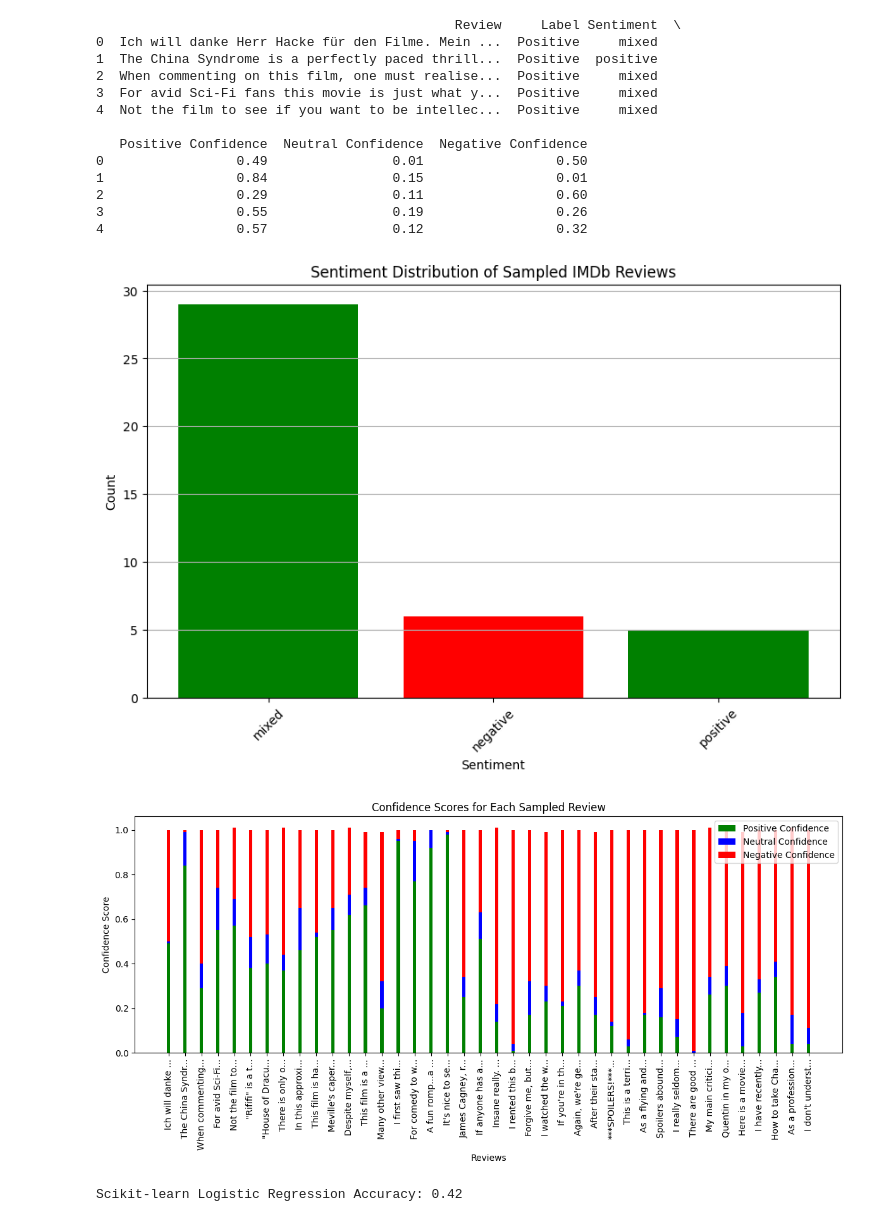
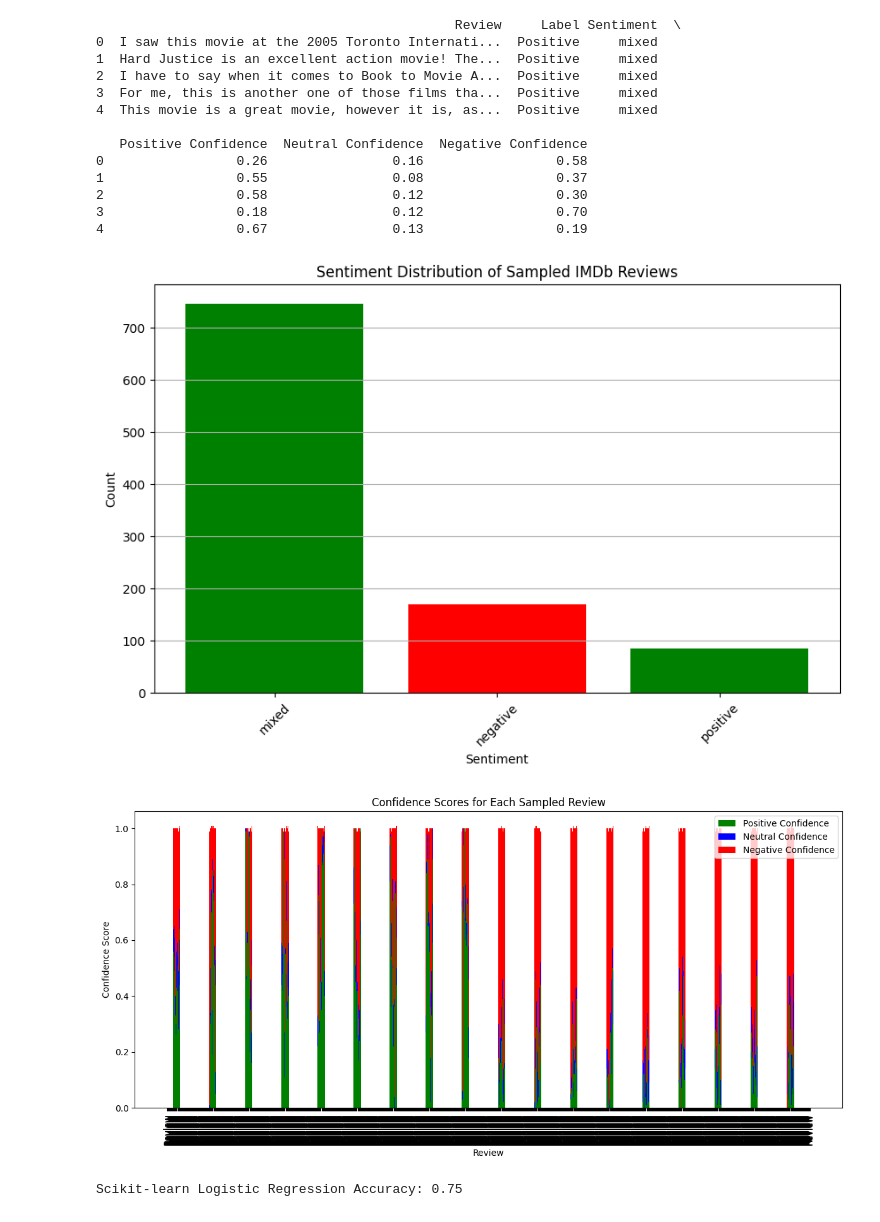
Before and after one commit to ashwin-333/moodmetrics, a Jupyter notebook: moodmetrics.ipynb, the cells around one changed output. Saved outputs shown, nothing was run; the diff lists cells and outputs as text; code cells hidden in the pictures.

Commit message:
used 10,000 reviews

```diff
--- a/moodmetrics.ipynb
+++ b/moodmetrics.ipynb
@@ -1,15 +1,17 @@
 # %%
-from azure.ai.textanalytics import TextAnalyticsClient
-from azure.core.credentials import AzureKeyCredential
-import os
-from dotenv import load_dotenv
+import matplotlib.pyplot as plt
 import pandas as pd
-import matplotlib.pyplot as plt
-import random
 from sklearn.feature_extraction.text import TfidfVectorizer
 from sklearn.model_selection import train_test_split
 from sklearn.linear_model import LogisticRegression
 from sklearn.metrics import accuracy_score
+import os
+from dotenv import load_dotenv
+from azure.ai.textanalytics import TextAnalyticsClient
+from azure.core.credentials import AzureKeyCredential
+import random
+
+plt.rcParams['font.family'] = 'DejaVu Sans'
 
 load_dotenv()
 
@@ -30,15 +32,20 @@ def load_reviews_from_folder(folder, sample_size=None):
         reviews = random.sample(reviews, min(sample_size, len(reviews)))
     return reviews
 
-sample_size = 20
-positive_reviews = load_reviews_from_folder(pos_reviews_path, sample_size)
-negative_reviews = load_reviews_from_folder(neg_reviews_path, sample_size)
+sample_size = 5000
+MAX_DOCUMENT_LENGTH = 5120
+
+def truncate_reviews(reviews):
+    return [review[:MAX_DOCUMENT_LENGTH] for review in reviews]
+
+positive_reviews = truncate_reviews(load_reviews_from_folder(pos_reviews_path, sample_size))
+negative_reviews = truncate_reviews(load_reviews_from_folder(neg_reviews_path, sample_size))
 
 documents = positive_reviews + negative_reviews
 labels = ['Positive'] * len(positive_reviews) + ['Negative'] * len(negative_reviews)
 df = pd.DataFrame({'Review': documents, 'Label': labels})
 
-def analyze_sentiment_in_batches(reviews, batch_size=5):
+def analyze_sentiment_in_batches(reviews, batch_size=100):
     sentiments = []
     for i in range(0, len(reviews), batch_size):
         batch = reviews[i:i + batch_size]
@@ -71,45 +78,45 @@ bar_width = 0.2
 index = range(len(df))
 
 plt.bar(index, df['Positive Confidence'], bar_width, label='Positive Confidence', color='green')
 plt.bar(index, df['Neutral Confidence'], bar_width, label='Neutral Confidence', color='blue', bottom=df['Positive Confidence'])
 plt.bar(index, df['Negative Confidence'], bar_width, label='Negative Confidence', color='red', bottom=df['Positive Confidence'] + df['Neutral Confidence'])
 
 plt.title('Confidence Scores for Each Sampled Review')
-plt.xlabel('Reviews')
+plt.xlabel('Review')
 plt.ylabel('Confidence Score')
-plt.xticks(index, df['Review'].apply(lambda x: x[:15] + '...' if len(x) > 15 else x), rotation=90)
+plt.xticks(index, ['Review'] * len(df), rotation=90)
 plt.legend()
 plt.tight_layout()
 plt.show()
 
 vectorizer = TfidfVectorizer(max_features=5000)
 X = vectorizer.fit_transform(df['Review']).toarray()
 
 y = df['Label'].apply(lambda x: 1 if x == 'Positive' else 0)
 
 X_train, X_test, y_train, y_test = train_test_split(X, y, test_size=0.3, random_state=42)
 
 classifier = LogisticRegression(max_iter=1000)
 classifier.fit(X_train, y_train)
 
 y_pred = classifier.predict(X_test)
 accuracy = accuracy_score(y_test, y_pred)
 
 print(f"Scikit-learn Logistic Regression Accuracy: {accuracy:.2f}")
 # %% [output]
                                               Review     Label Sentiment  \
-0  Ich will danke Herr Hacke für den Filme. Mein ...  Positive     mixed
-1  The China Syndrome is a perfectly paced thrill...  Positive  positive
-2  When commenting on this film, one must realise...  Positive     mixed
-3  For avid Sci-Fi fans this movie is just what y...  Positive     mixed
-4  Not the film to see if you want to be intellec...  Positive     mixed
+0  I saw this movie at the 2005 Toronto Internati...  Positive     mixed
+1  Hard Justice is an excellent action movie! The...  Positive     mixed
+2  I have to say when it comes to Book to Movie A...  Positive     mixed
+3  For me, this is another one of those films tha...  Positive     mixed
+4  This movie is a great movie, however it is, as...  Positive     mixed
 
    Positive Confidence  Neutral Confidence  Negative Confidence
-0                 0.49                0.01                 0.50
-1                 0.84                0.15                 0.01
-2                 0.29                0.11                 0.60
-3                 0.55                0.19                 0.26
-4                 0.57                0.12                 0.32
+0                 0.26                0.16                 0.58
+1                 0.55                0.08                 0.37
+2                 0.58                0.12                 0.30
+3                 0.18                0.12                 0.70
+4                 0.67                0.13                 0.19
-[figure, old version]
+[figure, new version]
-[figure, old version]
+[figure, new version]
-Scikit-learn Logistic Regression Accuracy: 0.42
+Scikit-learn Logistic Regression Accuracy: 0.75
```
